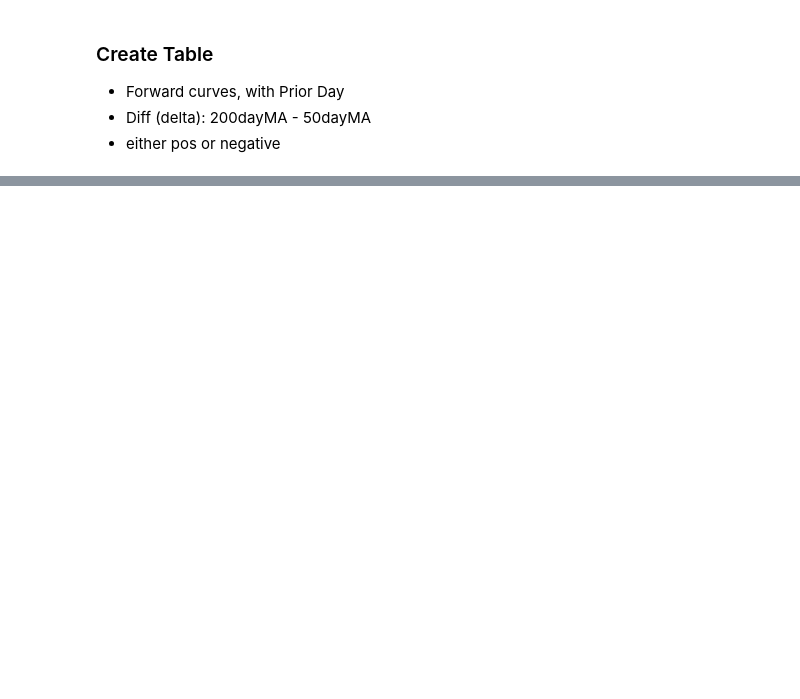
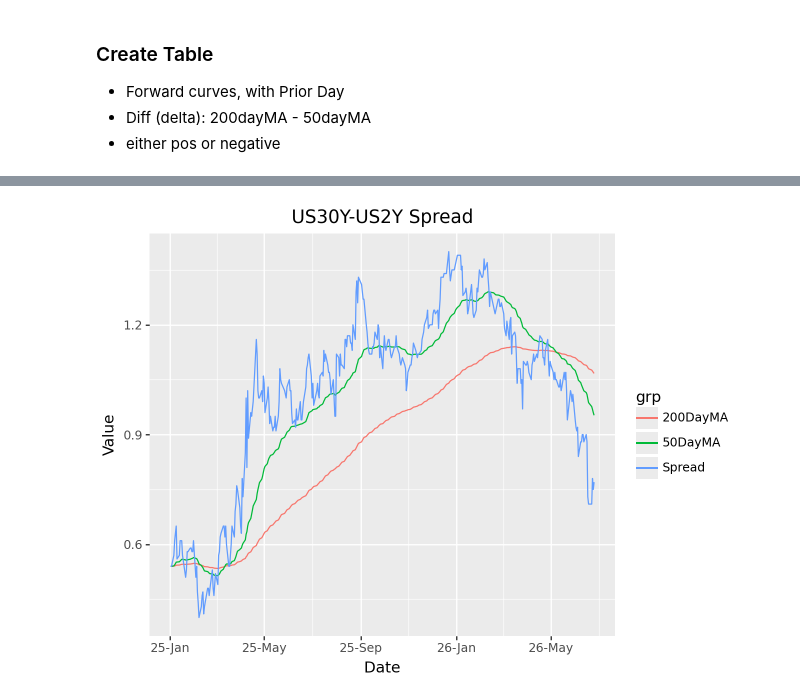
Before and after one commit to IMTorgOpenDataTools/macroecon-wrappy, a Jupyter notebook: notebooks/review_treasuries.ipynb, the cells around one changed output, grey strips where cells are left out. Saved outputs shown, nothing was run; the diff lists cells and outputs as text; code cells hidden in the pictures; blank space fills up the shorter version.

```diff
--- a/notebooks/review_treasuries.ipynb
+++ b/notebooks/review_treasuries.ipynb
@@ -723,0 +808,24 @@ results = get_futures_interests_curve_analytics(df_curve_from_historical)
+# %%
+one_year_ago = pd.Timestamp.now() - pd.DateOffset(years=1)
+tmp = df_curve_from_historical[df_curve_from_historical['date'] > one_year_ago]
+tmp = df_curve_from_historical[df_curve_from_historical['date'].dt.year > 2024]
+
+tmp_y = tmp[tmp['maturity']=='year_2']
+ts = pd.Series(data=tmp_y['yield'].values, index=tmp_y['date'])
+US2Y = Metric(ts)
+US2Y.set_metadata(title='US2Y')
+
+
+tmp_y = tmp[tmp['maturity']=='year_30']
+ts = pd.Series(data=tmp_y['yield'].values, index=tmp_y['date'])
+US30Y = Metric(ts)
+US30Y.set_metadata(title='US30Y')
+
+Sprd30Y2Y = (US30Y - US2Y) * 100
+Sprd30Y2Y = Metric(Sprd30Y2Y)
+Sprd30Y2Y_200dma = Sprd30Y2Y.ema(span=200)
+Sprd30Y2Y_50dma = Sprd30Y2Y.ema(span=50)
+
+
+Spread = Measure([Sprd30Y2Y_200dma, Sprd30Y2Y_50dma, Sprd30Y2Y])
+Spread.df().head()
@@ -723,0 +840,15 @@ results = get_futures_interests_curve_analytics(df_curve_from_historical)
+# %%
+from plotnine import ggplot, aes, geom_line, labs, theme_minimal, scale_x_datetime, ylim
+
+df = Spread.to_long().reset_index()
+df['grp'] = df.grp.map({'col-0':'200DayMA', 'col-1':'50DayMA', 'col-2':'Spread'})
+ts_plot = (
+    ggplot(df, aes(x='timestamp', y='value', color='grp'))
+    + geom_line()
+    + scale_x_datetime(date_labels='%y-%b')
+    + labs(x='Date', y='Value', title='US30Y-US2Y Spread')
+)
+
+ts_plot
+# %% [output]
+[figure, added]
```
Also changed, not shown: parts of 19 cells of this notebook.
